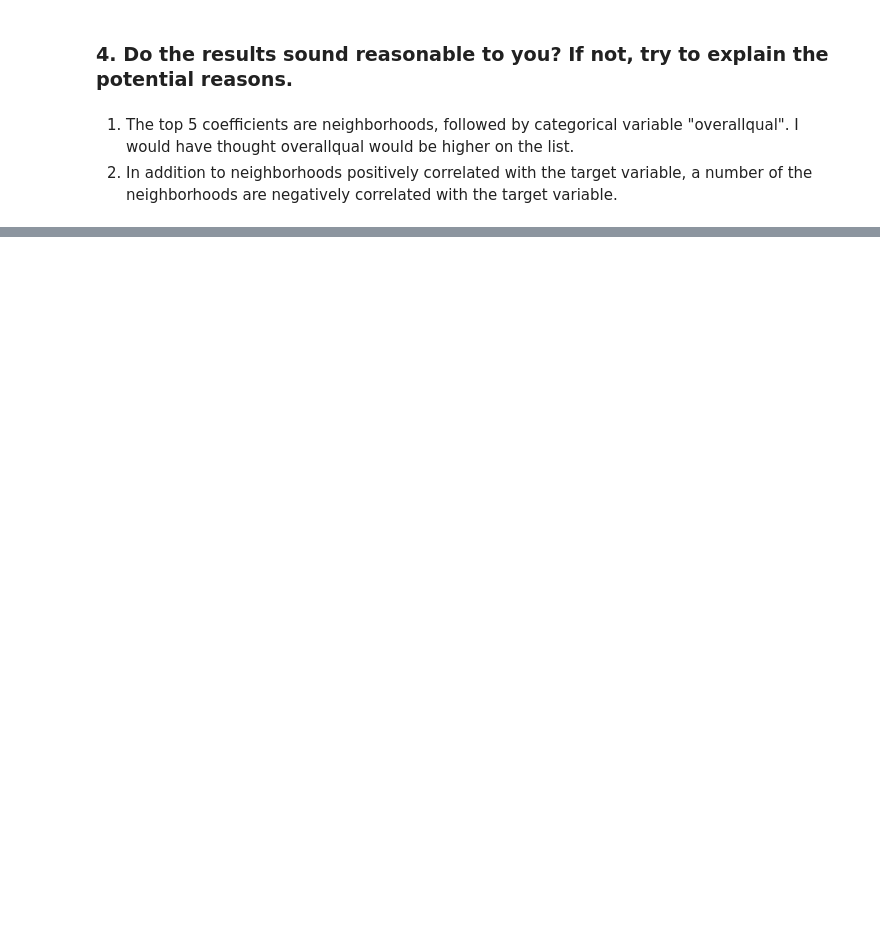
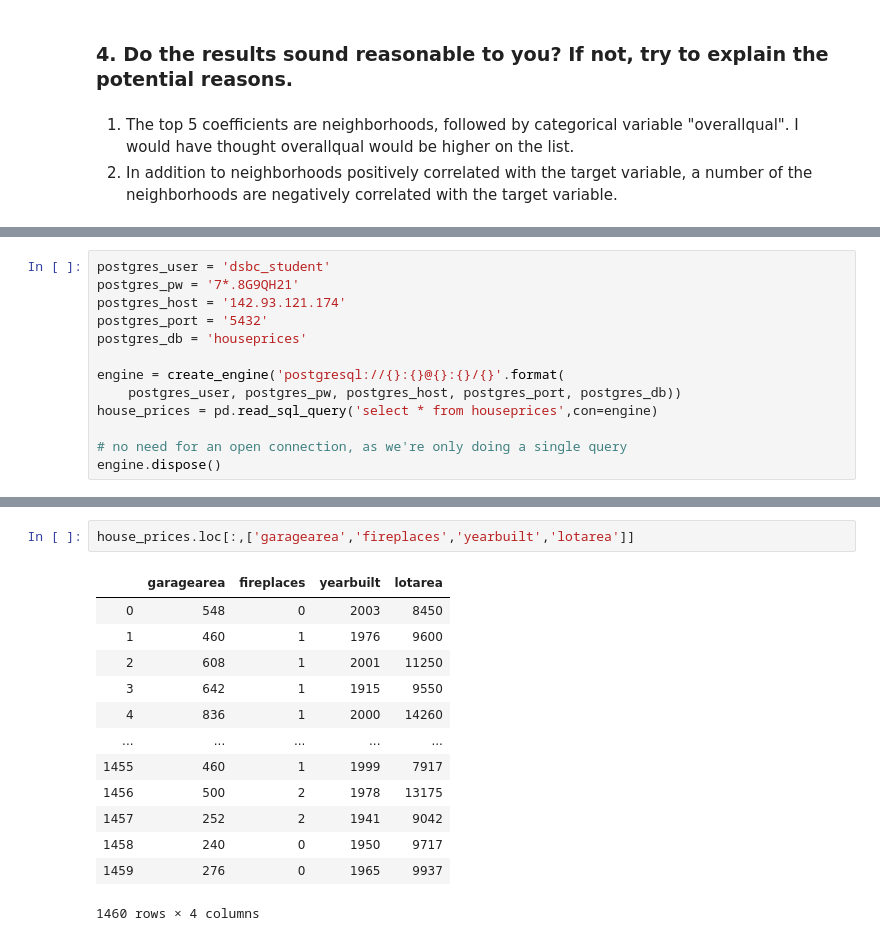
Before and after one commit to mrkjhsn/Thinkful-Exercises, a Jupyter notebook: linear_regression_housing_prices.ipynb, the cells around one changed output, grey strips where cells are left out. Saved outputs shown, nothing was run; the diff lists cells and outputs as text; blank space fills up the shorter version.

```diff
--- a/linear_regression_housing_prices.ipynb
+++ b/linear_regression_housing_prices.ipynb
@@ -624,0 +511,13 @@ dtype: float64
+# %%
+postgres_user = 'dsbc_student'
+postgres_pw = '7*.8G9QH21'
+postgres_host = '142.93.121.174'
+postgres_port = '5432'
+postgres_db = 'houseprices'
+
+engine = create_engine('postgresql://{}:{}@{}:{}/{}'.format(
+    postgres_user, postgres_pw, postgres_host, postgres_port, postgres_db))
+house_prices = pd.read_sql_query('select * from houseprices',con=engine)
+
+# no need for an open connection, as we're only doing a single query
+engine.dispose()
@@ -624,0 +531,16 @@ dtype: float64
+# %%
+house_prices.loc[:,['garagearea','fireplaces','yearbuilt','lotarea']]
+# %% [output]
+|  | garagearea | fireplaces | yearbuilt | lotarea |
+| 0 | 548 | 0 | 2003 | 8450 |
+| 1 | 460 | 1 | 1976 | 9600 |
+| 2 | 608 | 1 | 2001 | 11250 |
+| 3 | 642 | 1 | 1915 | 9550 |
+| 4 | 836 | 1 | 2000 | 14260 |
+| ... | ... | ... | ... | ... |
+| 1455 | 460 | 1 | 1999 | 7917 |
+| 1456 | 500 | 2 | 1978 | 13175 |
+| 1457 | 252 | 2 | 1941 | 9042 |
+| 1458 | 240 | 0 | 1950 | 9717 |
+| 1459 | 276 | 0 | 1965 | 9937 |
+1460 rows × 4 columns
```
Also changed, not shown: parts of 31 cells of this notebook.
